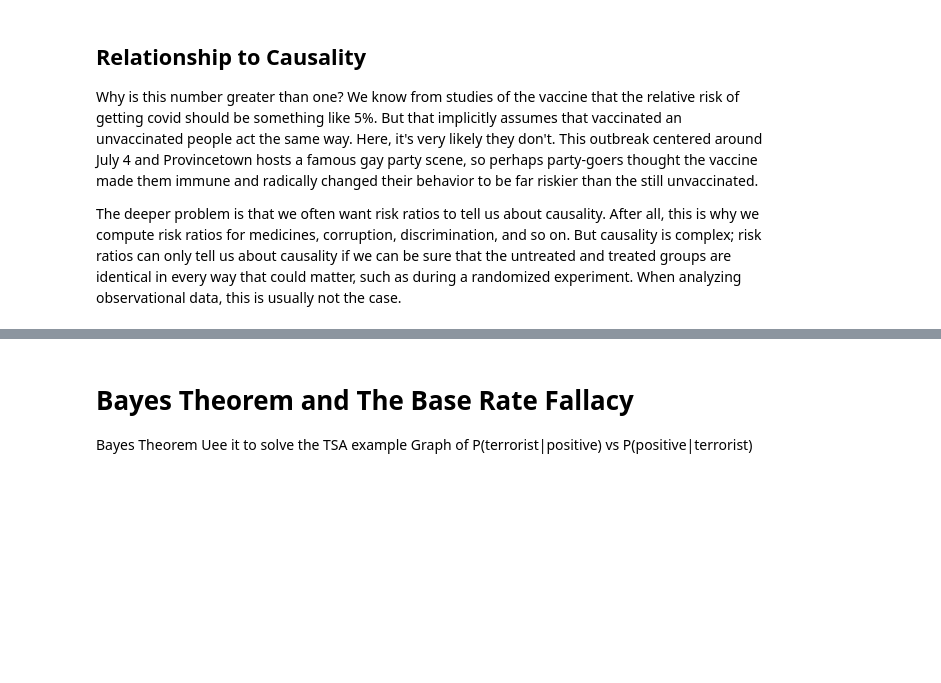
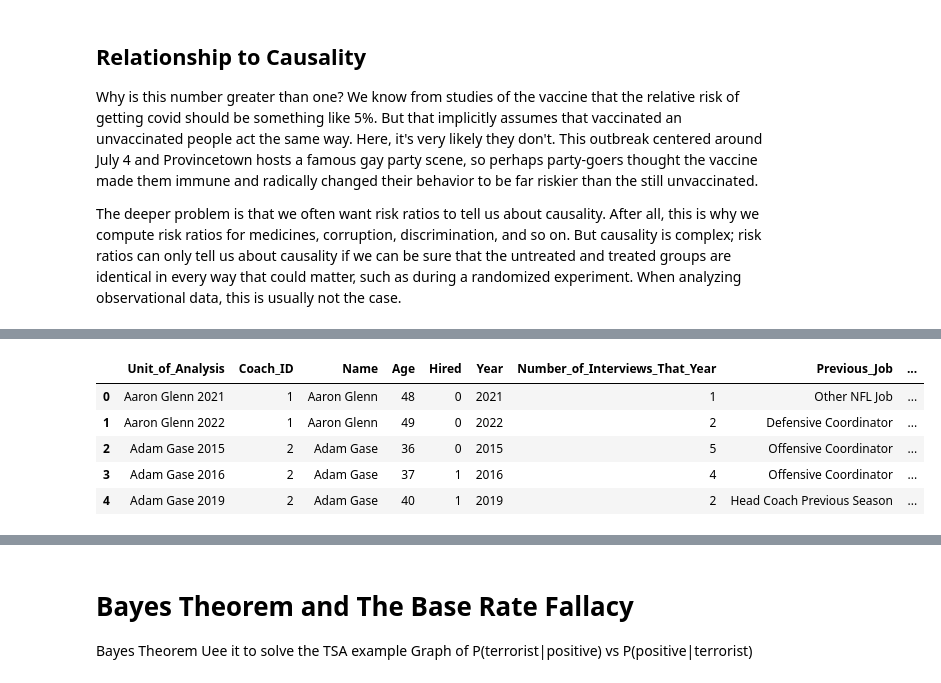
Before and after one commit to jstray/risk-ratios, a Jupyter notebook: risk-ratios.ipynb, the cells around one changed output, grey strips where cells are left out. Saved outputs shown, nothing was run; the diff lists cells and outputs as text; code cells hidden in the pictures; blank space fills up the shorter version.

Commit message:
Added coaches exercise

```diff
--- a/risk-ratios.ipynb
+++ b/risk-ratios.ipynb
@@ -210,0 +213,10 @@ Suggest Logistic Regression
+# %%
+coaches = pd.read_csv('FINAL_coaches_by_year.csv')
+coaches.head()
+# %% [output]
+|  | Unit_of_Analysis | Coach_ID | Name | Age | Hired | Year | Number_of_Interviews_That_Year | Previous_Job | ... |
+| 0 | Aaron Glenn 2021 | 1 | Aaron Glenn | 48 | 0 | 2021 | 1 | Other NFL Job | ... |
+| 1 | Aaron Glenn 2022 | 1 | Aaron Glenn | 49 | 0 | 2022 | 2 | Defensive Coordinator | ... |
+| 2 | Adam Gase 2015 | 2 | Adam Gase | 36 | 0 | 2015 | 5 | Offensive Coordinator | ... |
+| 3 | Adam Gase 2016 | 2 | Adam Gase | 37 | 1 | 2016 | 4 | Offensive Coordinator | ... |
+| 4 | Adam Gase 2019 | 2 | Adam Gase | 40 | 1 | 2019 | 2 | Head Coach Previous Season | ... |
```
Also changed, not shown: parts of 20 cells of this notebook, 3 other files.
